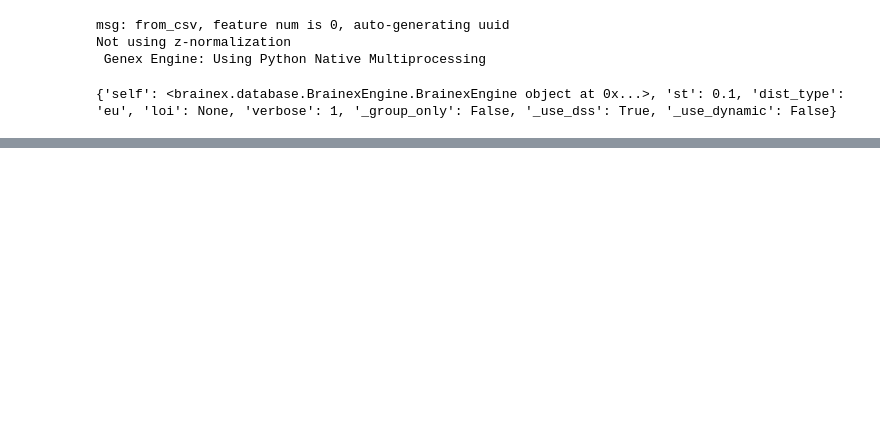
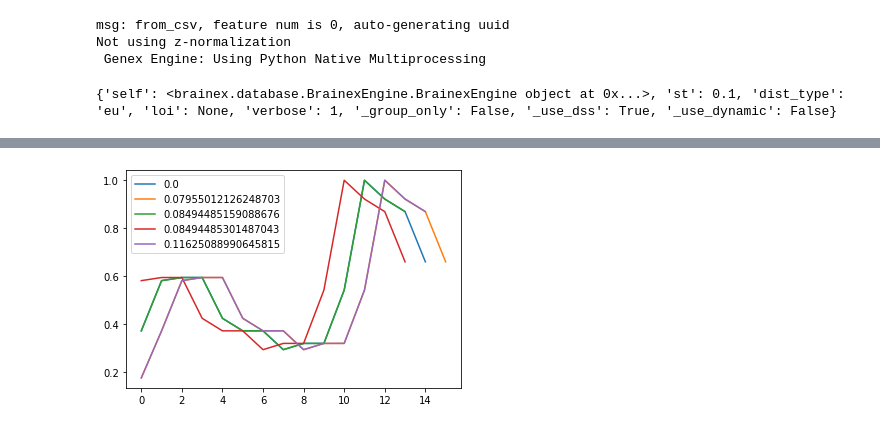
Before and after one commit to ebuntel/BCIToolTutorials, a Jupyter notebook: BrainExDemo.ipynb, the cells around one changed output, grey strips where cells are left out. Cells and saved outputs as stored; diff of their text form; code cells hidden in the pictures; blank space fills up the shorter version.

```diff
--- a/BrainExDemo.ipynb
+++ b/BrainExDemo.ipynb
@@ -16,0 +26,7 @@ queries = brainExEngine.get_random_seq_of_len(15, seed=1)
+# %%
+for res in results:
+    plt.plot(res[1].fetch_data(brainExEngine.data_normalized), label=str(res[0]))
+plt.legend()
+plt.show()
+# %% [output]
+[figure, added]
```
Also changed, not shown: parts of 5 cells of this notebook.
